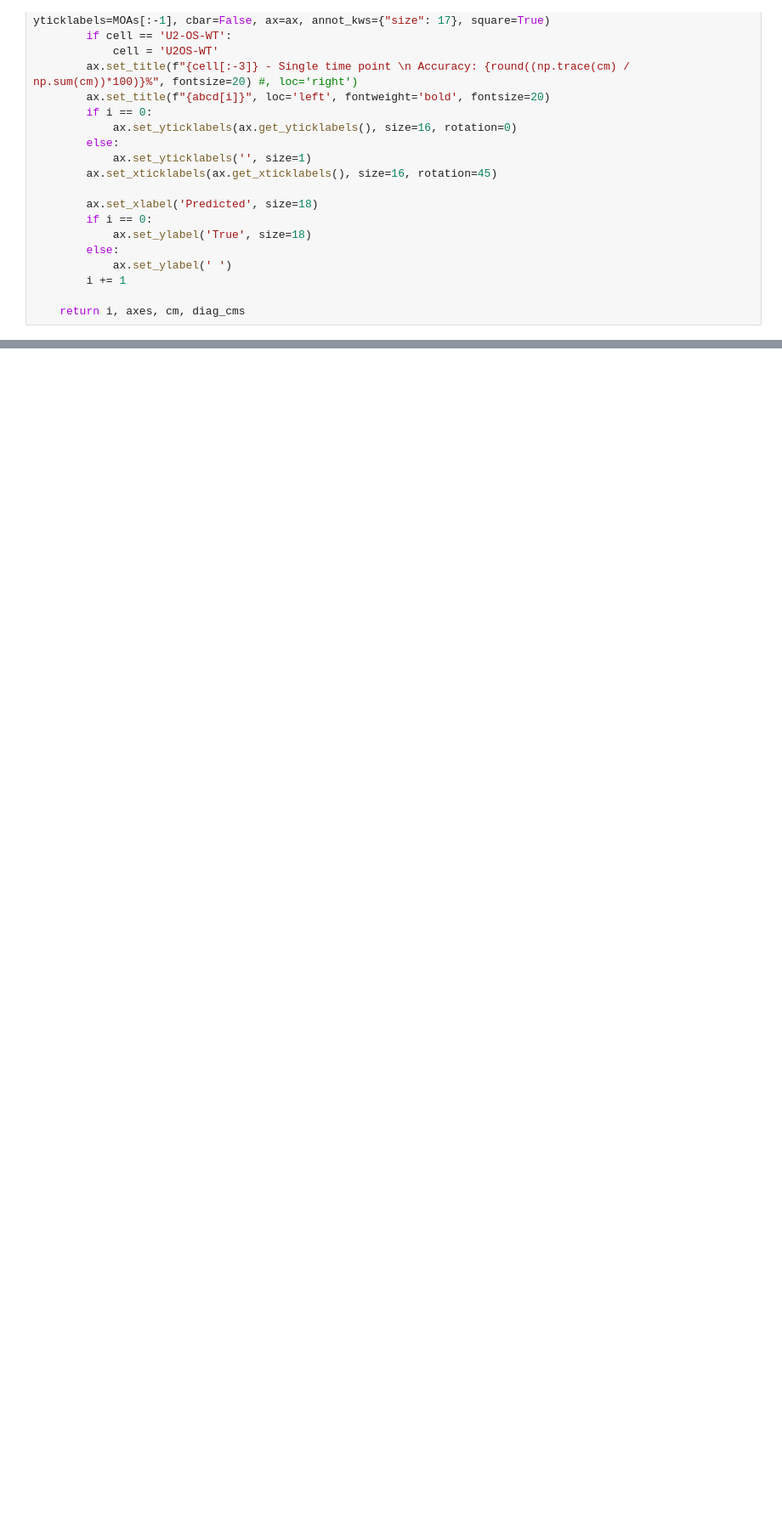
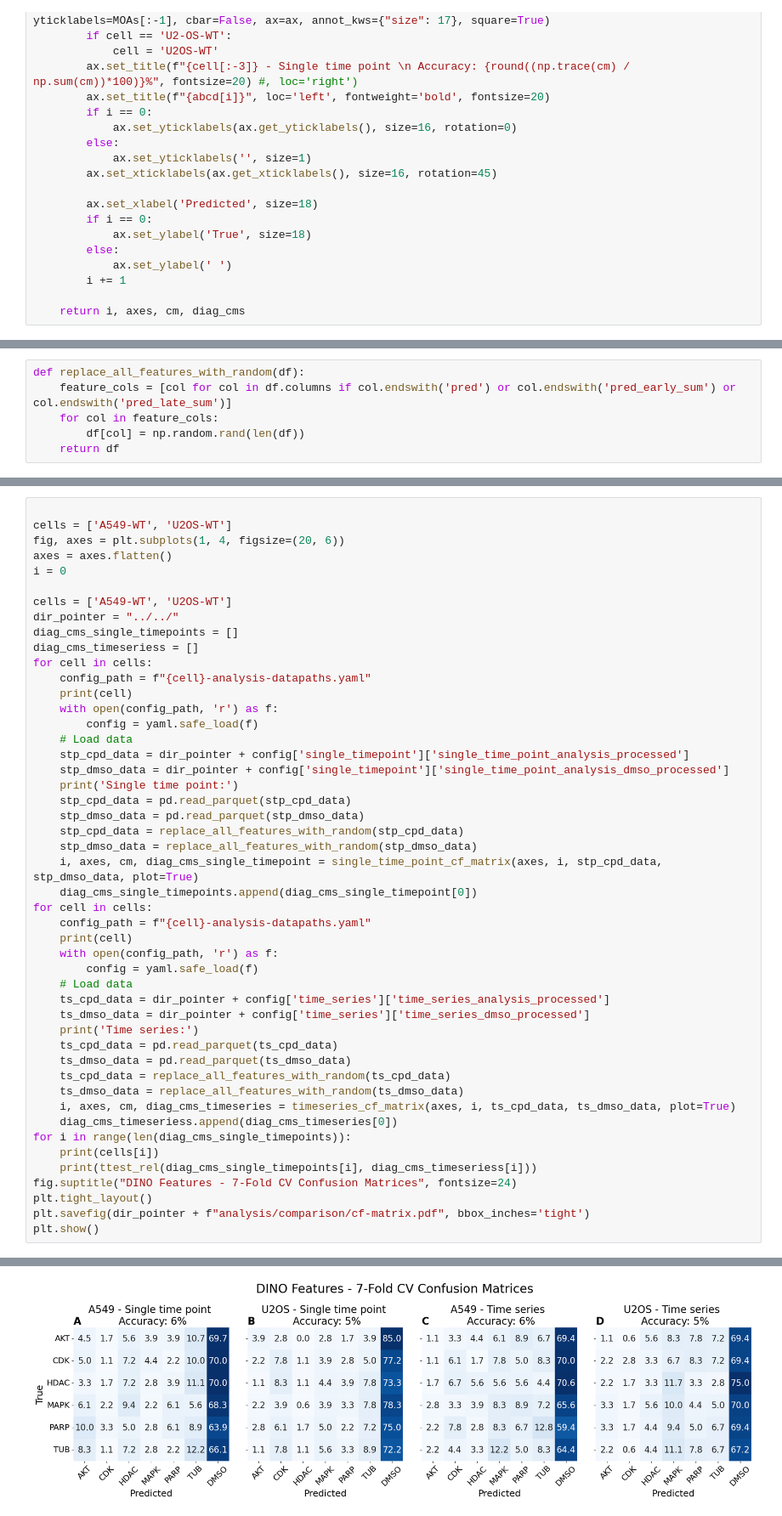
Before and after one commit to edvinforsgren/LCTP, a Jupyter notebook: analysis/comparison/confusion_matrix_and_acc.ipynb, the cells around one changed output, grey strips where cells are left out. Shown at 85% size. Saved outputs shown, nothing was run; the diff lists cells and outputs as text; blank space fills up the shorter version.

Commit message:
Included random testing to check baseline accuracy

```diff
--- a/analysis/comparison/confusion_matrix_and_acc.ipynb
+++ b/analysis/comparison/confusion_matrix_and_acc.ipynb
@@ -159,0 +160,6 @@ TtestResult(statistic=np.float64(-4.057458529557712), pvalue=np.float64(0.009753
+# %%
+def replace_all_features_with_random(df):
+    feature_cols = [col for col in df.columns if col.endswith('pred') or col.endswith('pred_early_sum') or col.endswith('pred_late_sum')]
+    for col in feature_cols:
+        df[col] = np.random.rand(len(df))
+    return df
@@ -159,0 +182,49 @@ TtestResult(statistic=np.float64(-4.057458529557712), pvalue=np.float64(0.009753
+# %%
+
+cells = ['A549-WT', 'U2OS-WT']
+fig, axes = plt.subplots(1, 4, figsize=(20, 6))
+axes = axes.flatten()
+i = 0
+
+cells = ['A549-WT', 'U2OS-WT']
+dir_pointer = "../../"
+diag_cms_single_timepoints = []
+diag_cms_timeseriess = []
+for cell in cells:
+    config_path = f"{cell}-analysis-datapaths.yaml"
+    print(cell)
+    with open(config_path, 'r') as f:
+        config = yaml.safe_load(f)
+    # Load data
+    stp_cpd_data = dir_pointer + config['single_timepoint']['single_time_point_analysis_processed']
+    stp_dmso_data = dir_pointer + config['single_timepoint']['single_time_point_analysis_dmso_processed']
+    print('Single time point:')
+    stp_cpd_data = pd.read_parquet(stp_cpd_data)
+    stp_dmso_data = pd.read_parquet(stp_dmso_data)
+    stp_cpd_data = replace_all_features_with_random(stp_cpd_data)
+    stp_dmso_data = replace_all_features_with_random(stp_dmso_data)
+    i, axes, cm, diag_cms_single_timepoint = single_time_point_cf_matrix(axes, i, stp_cpd_data, stp_dmso_data, plot=True)
+    diag_cms_single_timepoints.append(diag_cms_single_timepoint[0])
+for cell in cells:
+    config_path = f"{cell}-analysis-datapaths.yaml"
+    print(cell)
+    with open(config_path, 'r') as f:
+        config = yaml.safe_load(f)
+    # Load data
+    ts_cpd_data = dir_pointer + config['time_series']['time_series_analysis_processed']
+    ts_dmso_data = dir_pointer + config['time_series']['time_series_dmso_processed']
+    print('Time series:')
+    ts_cpd_data = pd.read_parquet(ts_cpd_data)
+    ts_dmso_data = pd.read_parquet(ts_dmso_data)
+    ts_cpd_data = replace_all_features_with_random(ts_cpd_data)
+    ts_dmso_data = replace_all_features_with_random(ts_dmso_data)
+    i, axes, cm, diag_cms_timeseries = timeseries_cf_matrix(axes, i, ts_cpd_data, ts_dmso_data, plot=True)
+    diag_cms_timeseriess.append(diag_cms_timeseries[0])
+for i in range(len(diag_cms_single_timepoints)):
+    print(cells[i])
+    print(ttest_rel(diag_cms_single_timepoints[i], diag_cms_timeseriess[i]))
+fig.suptitle("DINO Features - 7-Fold CV Confusion Matrices", fontsize=24)
+plt.tight_layout()
+plt.savefig(dir_pointer + f"analysis/comparison/cf-matrix.pdf", bbox_inches='tight')
+plt.show()
+# %% [output]
@@ -159,0 +247 @@ TtestResult(statistic=np.float64(-4.057458529557712), pvalue=np.float64(0.009753
+[figure, added]
```
Also changed, not shown: parts of 3 cells of this notebook, 1 other file.
